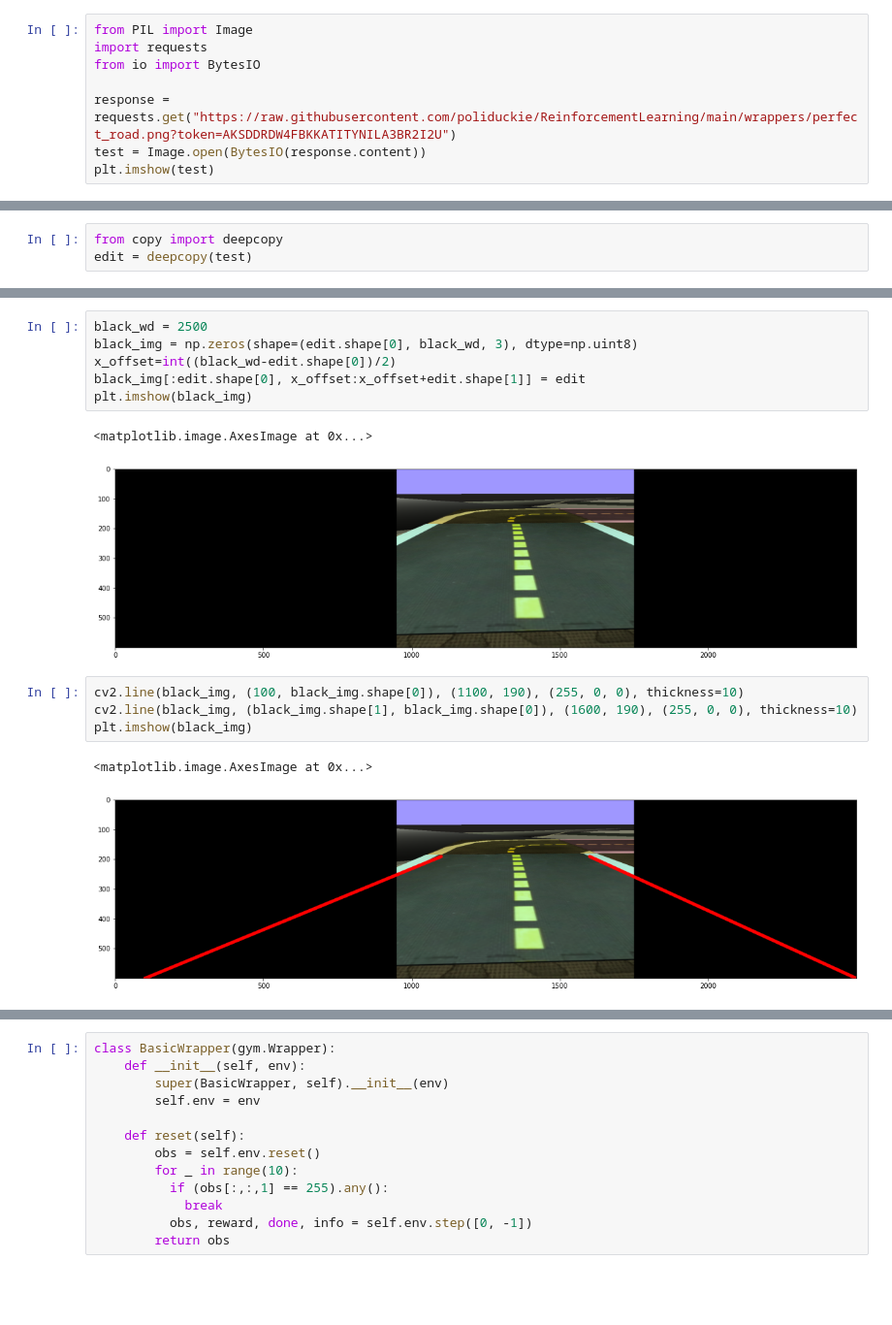
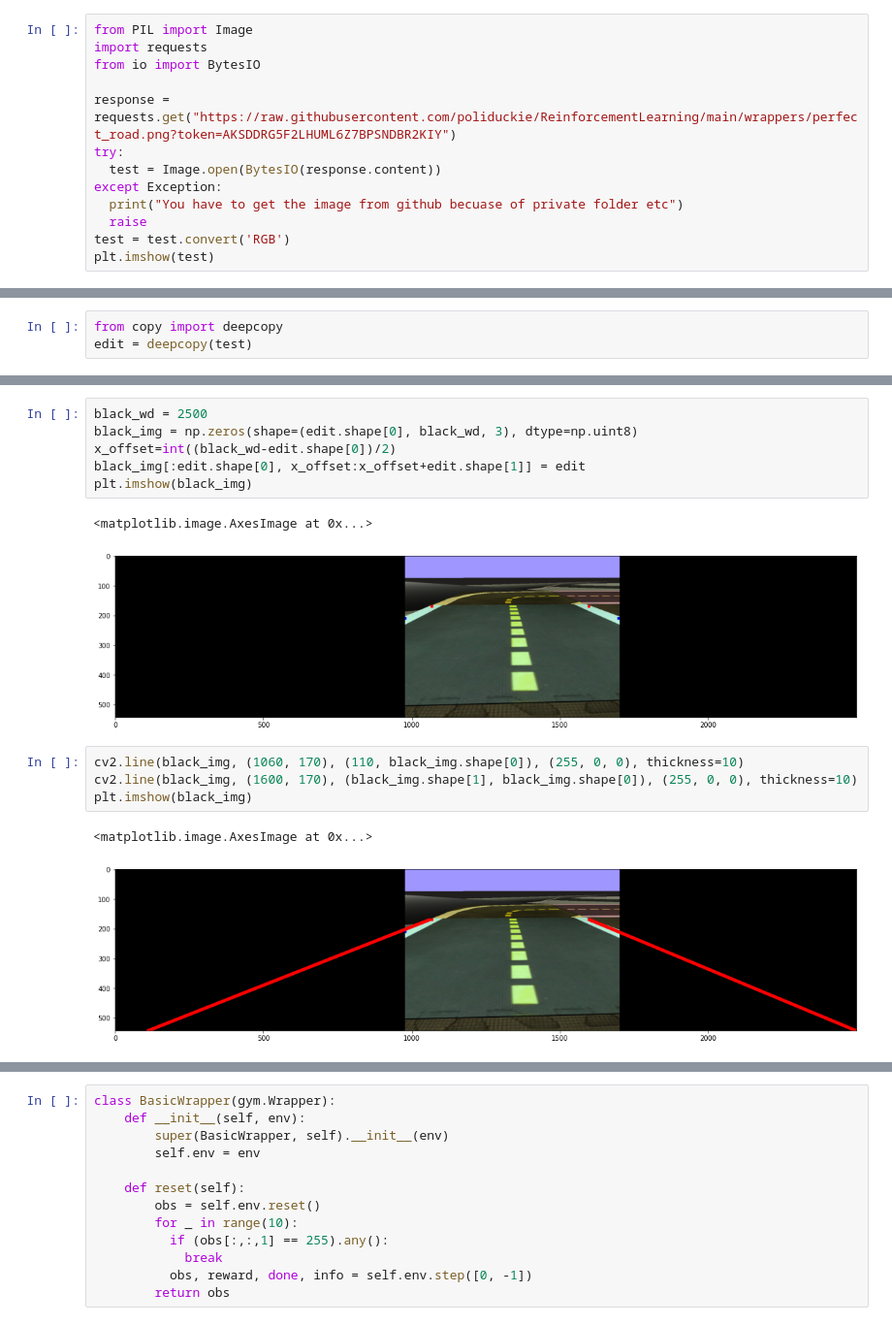
Before and after one commit to poliduckie/ReinforcementLearning, a Jupyter notebook: duckietown_filter.ipynb, the cells around one changed output, grey strips where cells are left out. Shown at 97% size. Cells and saved outputs as stored; diff of their text form; blank space fills up the shorter version.

```diff
--- a/duckietown_filter.ipynb
+++ b/duckietown_filter.ipynb
@@ -187,8 +194,13 @@ from PIL import Image
 import requests
 from io import BytesIO
 
-response = requests.get("https://raw.githubusercontent.com/poliduckie/ReinforcementLearning/main/wrappers/perfect_road.png?token=AKSDDRDW4FBKKATITYNILA3BR2I2U")
-test = Image.open(BytesIO(response.content))
+response = requests.get("https://raw.githubusercontent.com/poliduckie/ReinforcementLearning/main/wrappers/perfect_road.png?token=AKSDDRG5F2LHUML6Z7BPSNDBR2KIY")
+try:
+  test = Image.open(BytesIO(response.content))
+except Exception:
+  print("You have to get the image from github becuase of private folder etc")
+  raise
+test = test.convert('RGB')
 plt.imshow(test)
 # %% [output]
 <matplotlib.image.AxesImage at 0x...>
@@ -220,14 +232,14 @@ black_img[:edit.shape[0], x_offset:x_offset+edit.shape[1]] = edit
 plt.imshow(black_img)
 # %% [output]
 <matplotlib.image.AxesImage at 0x...>
-[figure, old version]
+[figure, new version]
 # %%
-cv2.line(black_img, (100, black_img.shape[0]), (1100, 190), (255, 0, 0), thickness=10)
-cv2.line(black_img, (black_img.shape[1], black_img.shape[0]), (1600, 190), (255, 0, 0), thickness=10)
+cv2.line(black_img, (1060, 170), (110, black_img.shape[0]), (255, 0, 0), thickness=10)
+cv2.line(black_img, (1600, 170), (black_img.shape[1], black_img.shape[0]), (255, 0, 0), thickness=10)
 plt.imshow(black_img)
 # %% [output]
 <matplotlib.image.AxesImage at 0x...>
-[figure, old version]
+[figure, new version]
 # %%
 plt.imshow(birdeye(black_img))
 # %% [output]
```
Also changed, not shown: parts of 10 cells of this notebook.
